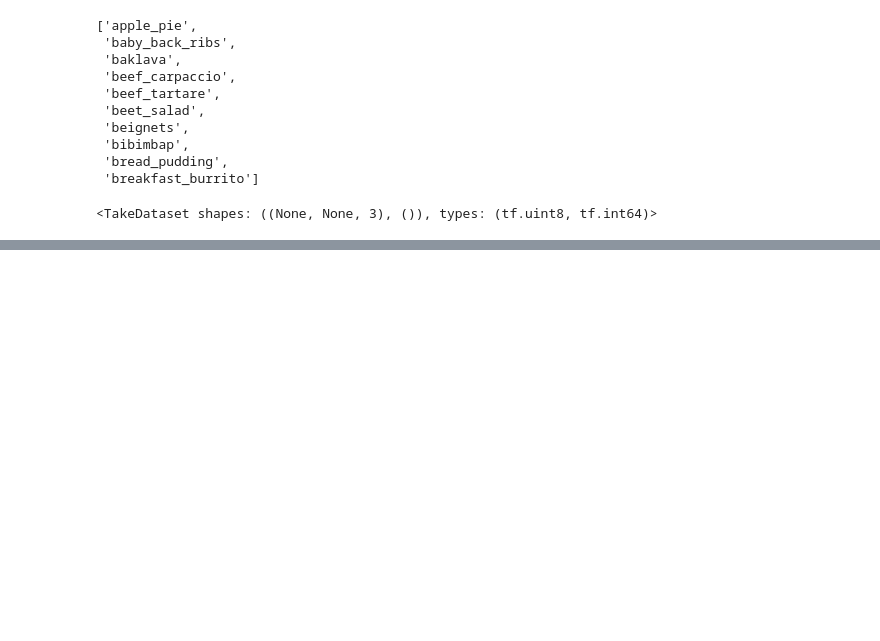
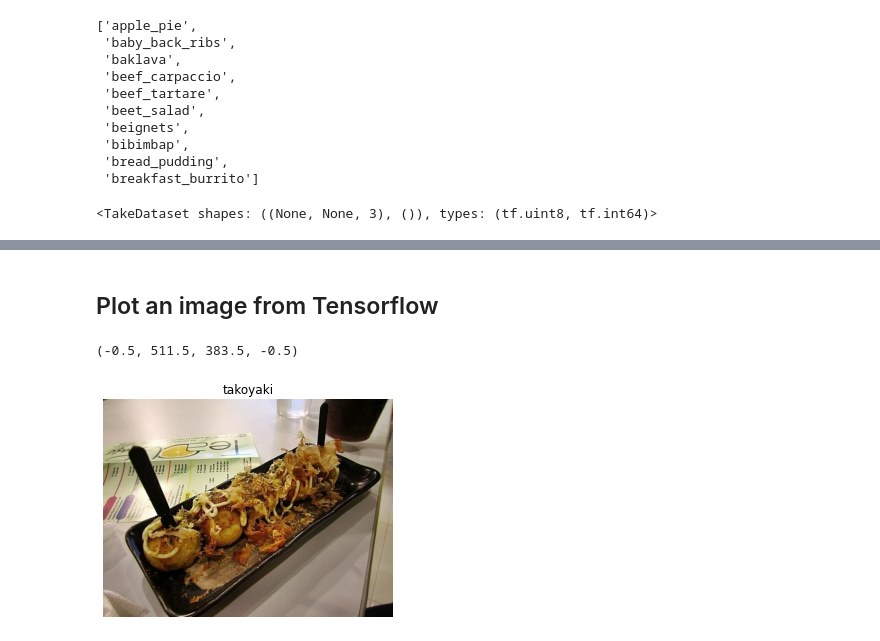
Before and after one commit to VinoJose/Tensorflow, a Jupyter notebook: 07_food_vision_milestone_project_1.ipynb, the cells around one changed output, grey strips where cells are left out. Saved outputs shown, nothing was run; the diff lists cells and outputs as text; code cells hidden in the pictures; blank space fills up the shorter version.

```diff
--- a/07_food_vision_milestone_project_1.ipynb
+++ b/07_food_vision_milestone_project_1.ipynb
@@ -132,0 +139,11 @@ tf.reduce_max(image), tf.reduce_min(image)
+# %% [markdown]
+## Plot an image from Tensorflow
+# %%
+# Plot and image tensor
+import matplotlib.pyplot as plt
+plt.imshow(image)
+plt.title(class_names[label.numpy()])
+plt.axis(False)
+# %% [output]
+(-0.5, 511.5, 383.5, -0.5)
+[figure, added]
```
Also changed, not shown: parts of 10 cells of this notebook.
